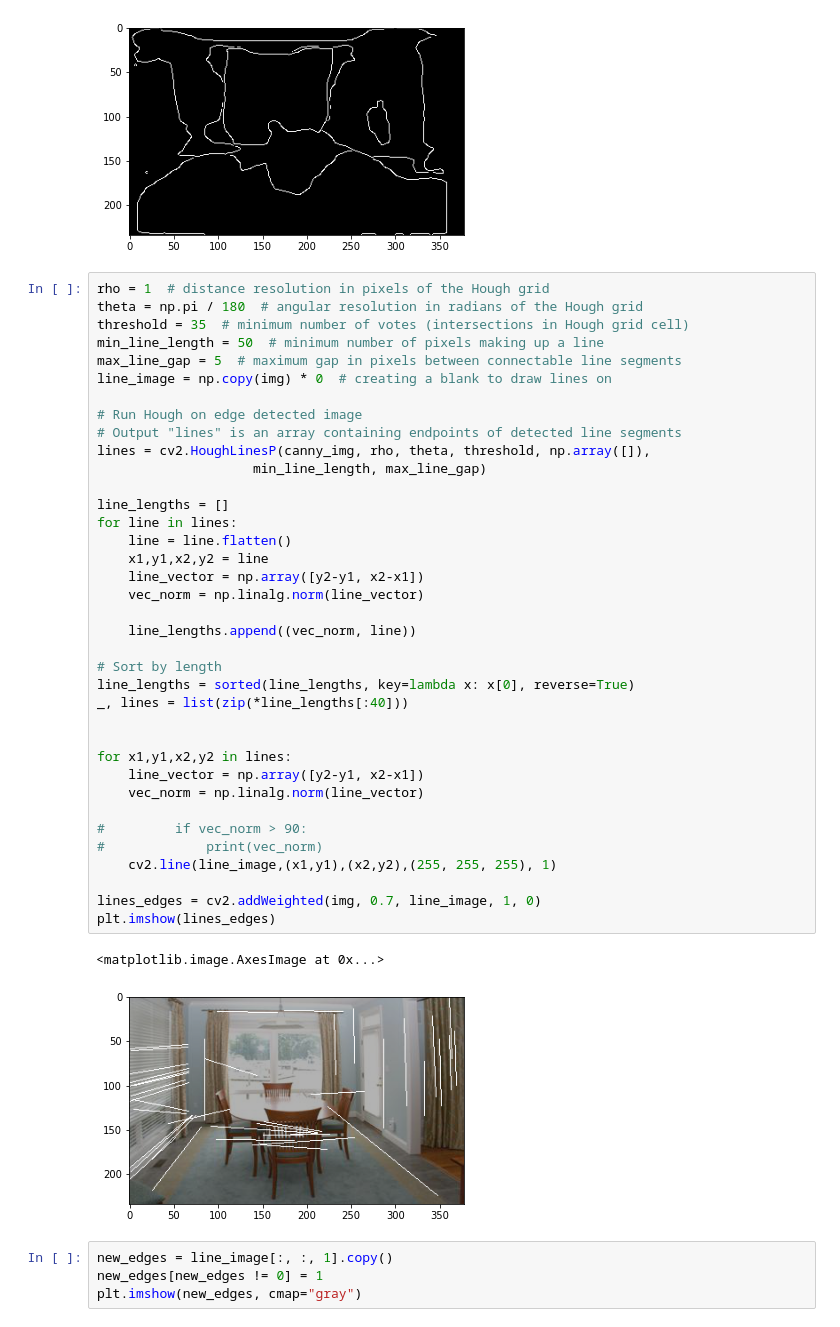
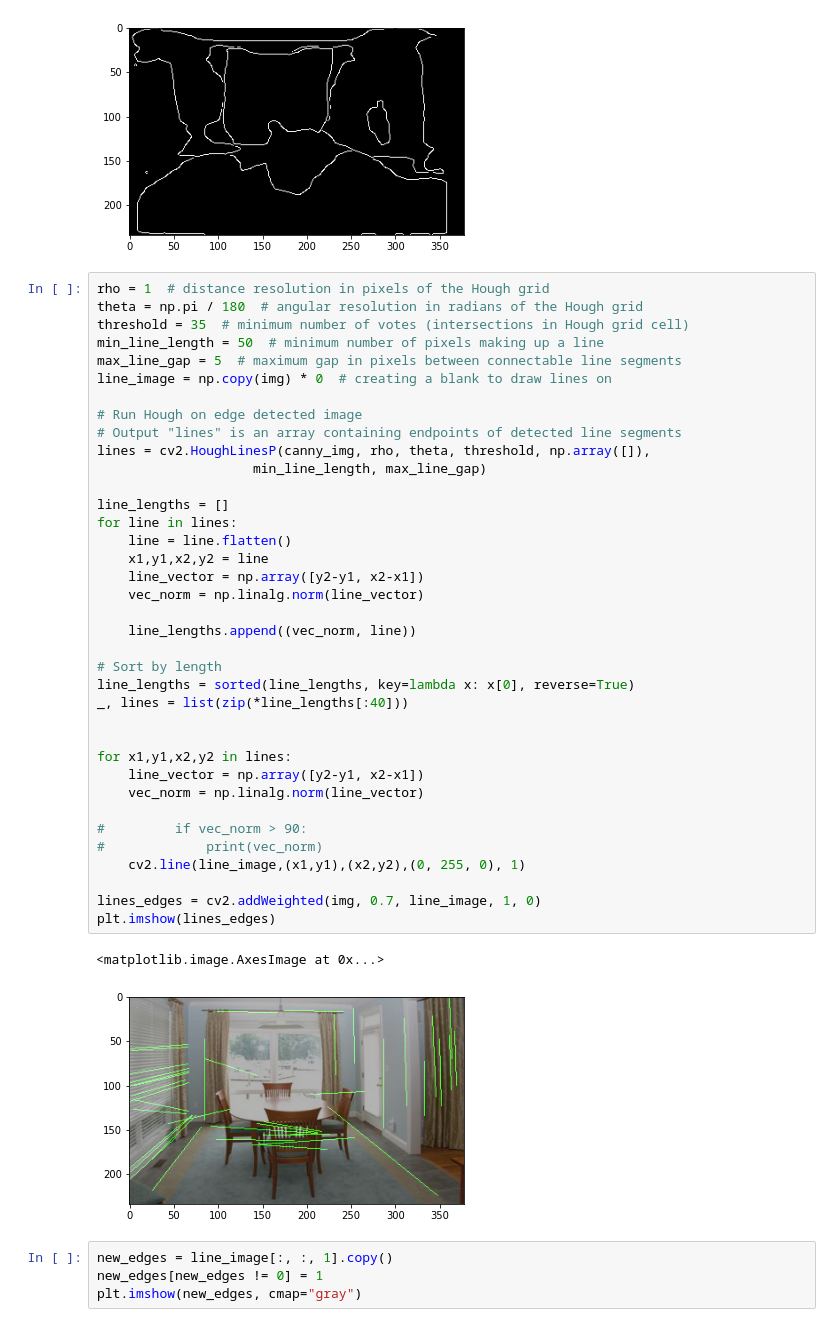
Before and after one commit to mosdragon/Mask_RCNN, a Jupyter notebook: samples/ade20k_coco/line_fitting.ipynb, the cells around one changed output. Saved outputs shown, nothing was run; the diff lists cells and outputs as text.

```diff
--- a/samples/ade20k_coco/line_fitting.ipynb
+++ b/samples/ade20k_coco/line_fitting.ipynb
@@ -357,35 +352,35 @@ line_image = np.copy(img) * 0  # creating a blank to draw lines on
 # Run Hough on edge detected image
 # Output "lines" is an array containing endpoints of detected line segments
 lines = cv2.HoughLinesP(canny_img, rho, theta, threshold, np.array([]),
                     min_line_length, max_line_gap)
 
 line_lengths = []
 for line in lines:
     line = line.flatten()
     x1,y1,x2,y2 = line
     line_vector = np.array([y2-y1, x2-x1])
     vec_norm = np.linalg.norm(line_vector)
 
     line_lengths.append((vec_norm, line))
 
 # Sort by length
 line_lengths = sorted(line_lengths, key=lambda x: x[0], reverse=True)
 _, lines = list(zip(*line_lengths[:40]))
 
 
 for x1,y1,x2,y2 in lines:
     line_vector = np.array([y2-y1, x2-x1])
     vec_norm = np.linalg.norm(line_vector)
 
 #         if vec_norm > 90:
 #             print(vec_norm)
-    cv2.line(line_image,(x1,y1),(x2,y2),(255, 255, 255), 1)
+    cv2.line(line_image,(x1,y1),(x2,y2),(0, 255, 0), 1)
 
 lines_edges = cv2.addWeighted(img, 0.7, line_image, 1, 0)
 plt.imshow(lines_edges)
 # %% [output]
 <matplotlib.image.AxesImage at 0x...>
-[figure, old version]
+[figure, new version]
 # %%
 new_edges = line_image[:, :, 1].copy()
 new_edges[new_edges != 0] = 1
```
Also changed, not shown: parts of 43 cells of this notebook, 1 other file.
